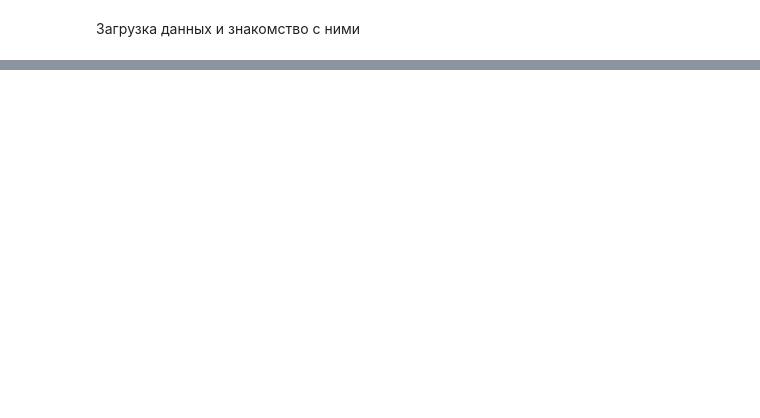
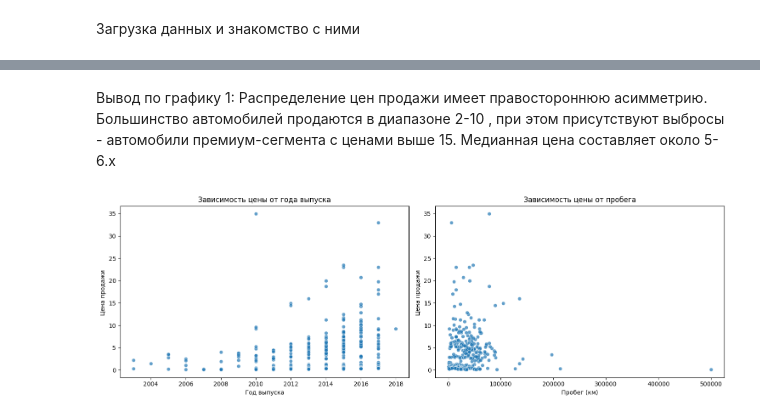
Before and after one commit to YakovlevaAL/iis, a Jupyter notebook: eda/eda.ipynb, the cells around one changed output, grey strips where cells are left out. Saved outputs shown, nothing was run; the diff lists cells and outputs as text; code cells hidden in the pictures; blank space fills up the shorter version.

```diff
--- a/eda/eda.ipynb
+++ b/eda/eda.ipynb
@@ -72,0 +179,23 @@ memory usage: 21.3+ KB
+# %% [markdown]
+Вывод по графику 1: Распределение цен продажи имеет правостороннюю асимметрию. Большинство автомобилей продаются в диапазоне 2-10 , при этом присутствуют выбросы - автомобили премиум-сегмента с ценами выше 15. Медианная цена составляет около 5-6.x
+# %%
+# График 2: Влияние года выпуска и пробега на цену
+plt.figure(figsize=(15, 5))
+
+plt.subplot(1, 2, 1)
+sns.scatterplot(data=df_clean, x='Year', y='Selling_Price', alpha=0.7)
+plt.title('Зависимость цены от года выпуска')
+plt.xlabel('Год выпуска')
+plt.ylabel('Цена продажи ')
+
+plt.subplot(1, 2, 2)
+sns.scatterplot(data=df_clean, x='Driven_kms', y='Selling_Price', alpha=0.7)
+plt.title('Зависимость цены от пробега')
+plt.xlabel('Пробег (км)')
+plt.ylabel('Цена продажи ')
+
+plt.tight_layout()
+plt.savefig('/home/mainuser/iis/eda/price_vs_year_mileage.png', dpi=300, bbox_inches='tight')
+plt.show()
+# %% [output]
+[figure, added]
```
Also changed, not shown: parts of 34 cells of this notebook, 1 other file.
